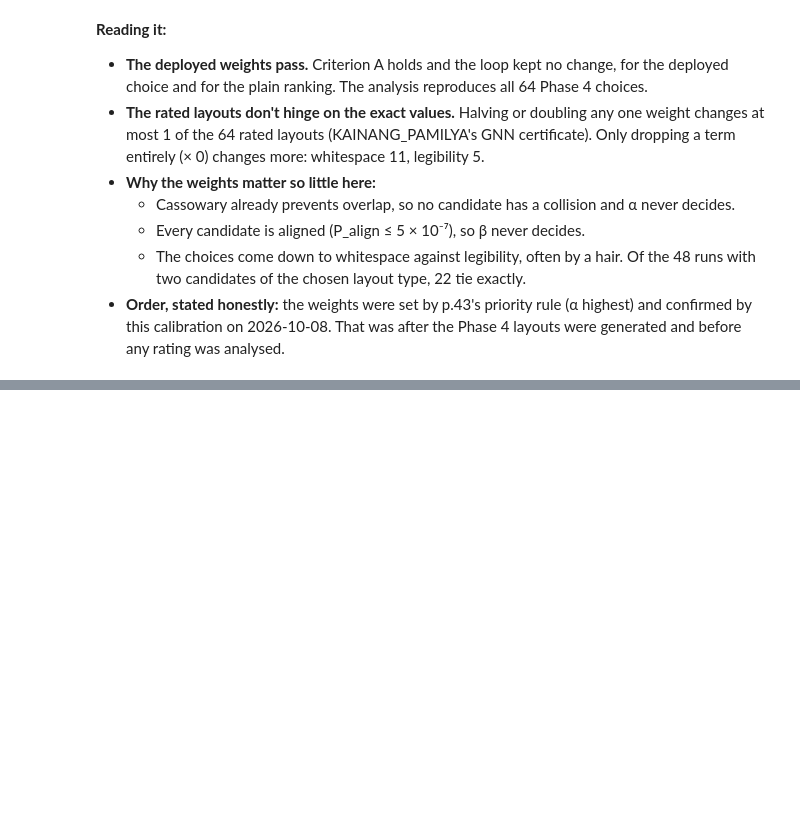
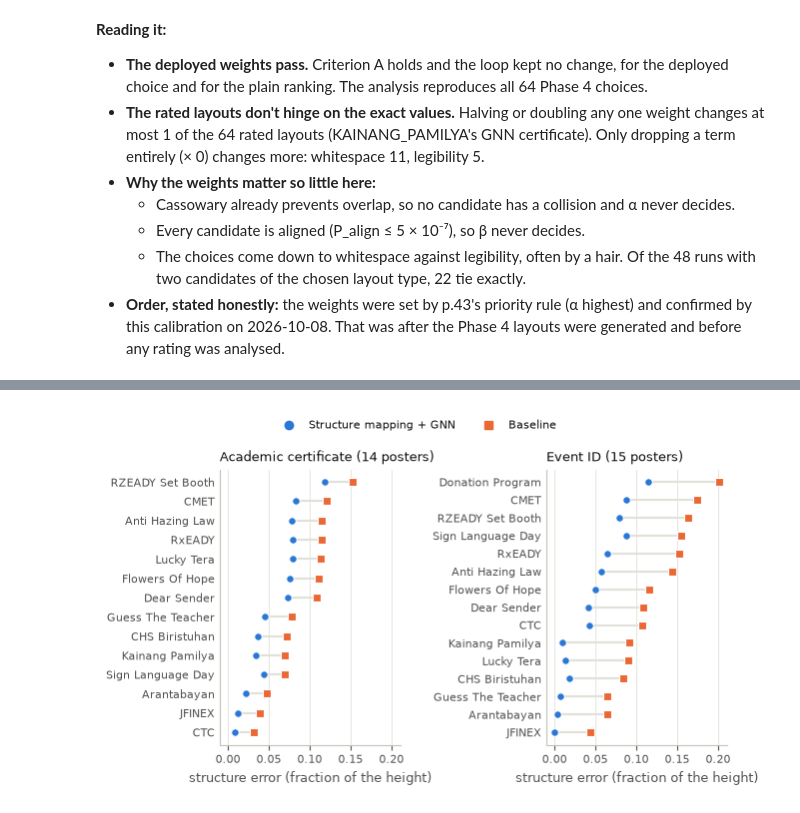
Before and after one commit to mrfahrenheit0528/themesync, a Jupyter notebook: notebooks/results_analysis.ipynb, the cells around one changed output, grey strips where cells are left out. Cells and saved outputs as stored; diff of their text form; code cells hidden in the pictures; blank space fills up the shorter version.

```diff
--- a/notebooks/results_analysis.ipynb
+++ b/notebooks/results_analysis.ipynb
@@ -785,0 +1038,46 @@ No results/mos_results.json yet -- Phase 4 has zero real evaluator data as of th
+# %%
+FIG_W = 6.5                                    # inches: the manuscript's text block
+INK, INK2, MUTED, HAIR = TEXT_PRIMARY, TEXT_SECONDARY, "#898781", "#e1e0d9"
+C_GNN, C_BASE = SERIES_1, SERIES_2
+FIG4_STYLE = {"figure.facecolor": "white", "axes.facecolor": "white", "axes.edgecolor": "#c3c2b7",
+              "axes.grid": False, "font.size": 9, "axes.labelsize": 9, "xtick.labelsize": 8,
+              "ytick.labelsize": 8, "legend.fontsize": 8}
+
+ACRONYMS = {"Ctc": "CTC", "Cmet": "CMET", "Chs": "CHS", "Jfinex": "JFINEX", "Ssc": "SSC", "Rxeady": "RxEADY",
+            "Rzeady": "RZEADY"}
+
+def poster_label(name):
+    words = name.rsplit(".", 1)[0].replace("_", " ").title().split()
+    return " ".join(ACRONYMS.get(w, w) for w in words)
+
+def legend_top(ax, handles, ncol=2):
+    ax.legend(handles=handles, frameon=False, ncol=ncol, loc="lower left", bbox_to_anchor=(0, 1.01),
+              handlelength=1.4, columnspacing=1.6, borderaxespad=0)
+# %%
+# fig4_structure_error: structure error per poster (mean of six candidates), Table 10's data
+from matplotlib.lines import Line2D
+with plt.rc_context(FIG4_STYLE):
+    fig, axes = plt.subplots(1, 2, figsize=(FIG_W, 3.9), sharex=True)
+    for ax, (key, title) in zip(axes, (("certificate", "Academic certificate"), ("id", "Event ID"))):
+        res = exp["results"][key]
+        rows = [(t["poster"], t["structure_error_all"], b["structure_error_all"])
+                for t, b in zip(res["gnn_trials"], res["base_trials"]) if t["structure_error_all"] is not None]
+        rows.sort(key=lambda r: r[2])
+        y = range(len(rows))
+        for k, (p, g, b) in enumerate(rows):
+            ax.plot([g, b], [k, k], color=HAIR, linewidth=1.5, zorder=1)
+        ax.scatter([r[2] for r in rows], y, s=26, color=C_BASE, marker="s", edgecolor="white", linewidth=0.8, zorder=3)
+        ax.scatter([r[1] for r in rows], y, s=30, color=C_GNN, marker="o", edgecolor="white", linewidth=0.8, zorder=3)
+        ax.set_yticks(list(y), [poster_label(r[0]) for r in rows])
+        ax.set_title(f"{title} ({len(rows)} posters)", fontsize=9, color=INK, loc="left")
+        ax.grid(axis="x", color=HAIR, linewidth=0.6)
+        ax.set_xlabel("structure error (fraction of the height)")
+        ax.tick_params(axis="y", length=0)
+    fig.legend(handles=[Line2D([], [], marker="o", color=C_GNN, linestyle="", label="Structure mapping + GNN"),
+                        Line2D([], [], marker="s", color=C_BASE, linestyle="", label="Baseline")],
+               frameon=False, ncol=2, loc="upper center", bbox_to_anchor=(0.5, 1.0))
+    fig.tight_layout(w_pad=2.5, rect=(0, 0, 1, 0.93))
+    save(fig, "fig4_structure_error")
+    plt.show()
+# %% [output]
+[figure, added]
```
Also changed, not shown: parts of 34 cells of this notebook, 39 other files.
